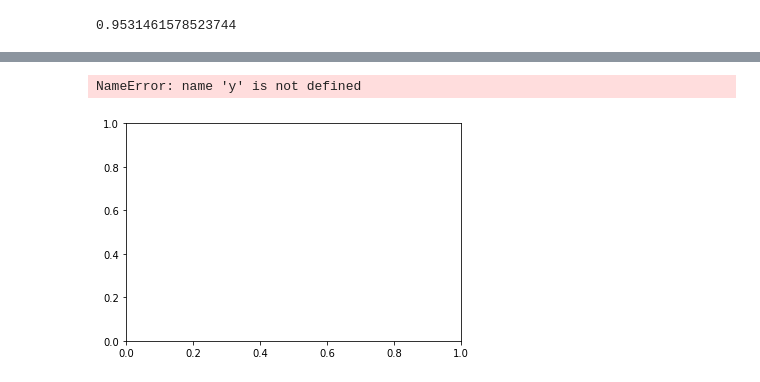
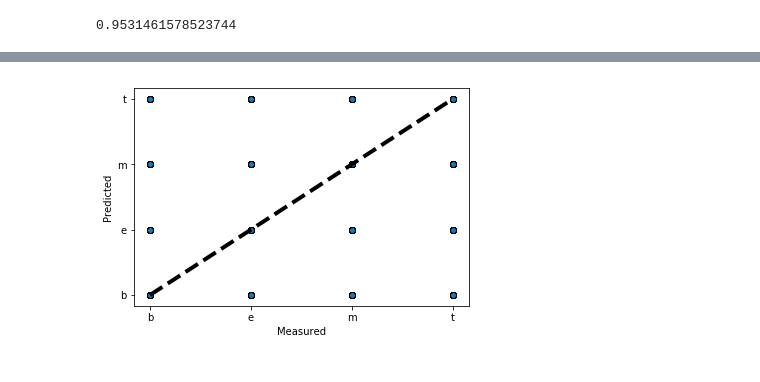
Before and after one commit to zxenia/textclf, a Jupyter notebook: clf_newsAggregator.ipynb, the cells around one changed output, grey strips where cells are left out. Saved outputs shown, nothing was run; the diff lists cells and outputs as text; code cells hidden in the pictures.

```diff
--- a/clf_newsAggregator.ipynb
+++ b/clf_newsAggregator.ipynb
@@ -438,15 +438,14 @@ classif_rate for SVM : 95.290943
 from sklearn.model_selection import cross_val_predict
 from sklearn import linear_model
 # %%
-
+# how the results of a statistical analysis will generalize to an independent data set
 predicted_cv = cross_val_predict(gs_clf_svm, X_train, y_train, cv=10)
 
 fig, ax = plt.subplots()
-ax.scatter(y, predicted_cv, edgecolors=(0, 0, 0))
-ax.plot([y.min(), y.max()], [y.min(), y.max()], 'k--', lw=4)
+ax.scatter(y_train, predicted_cv, edgecolors=(0, 0, 0))
+ax.plot([y_train.min(), y_train.max()], [y_train.min(), y_train.max()], 'k--', lw=4)
 ax.set_xlabel('Measured')
 ax.set_ylabel('Predicted')
 plt.show()
 # %% [output]
-NameError: name 'y' is not defined
-[figure, old version]
+[figure, new version]
```
Also changed, not shown: parts of 2 cells of this notebook.
